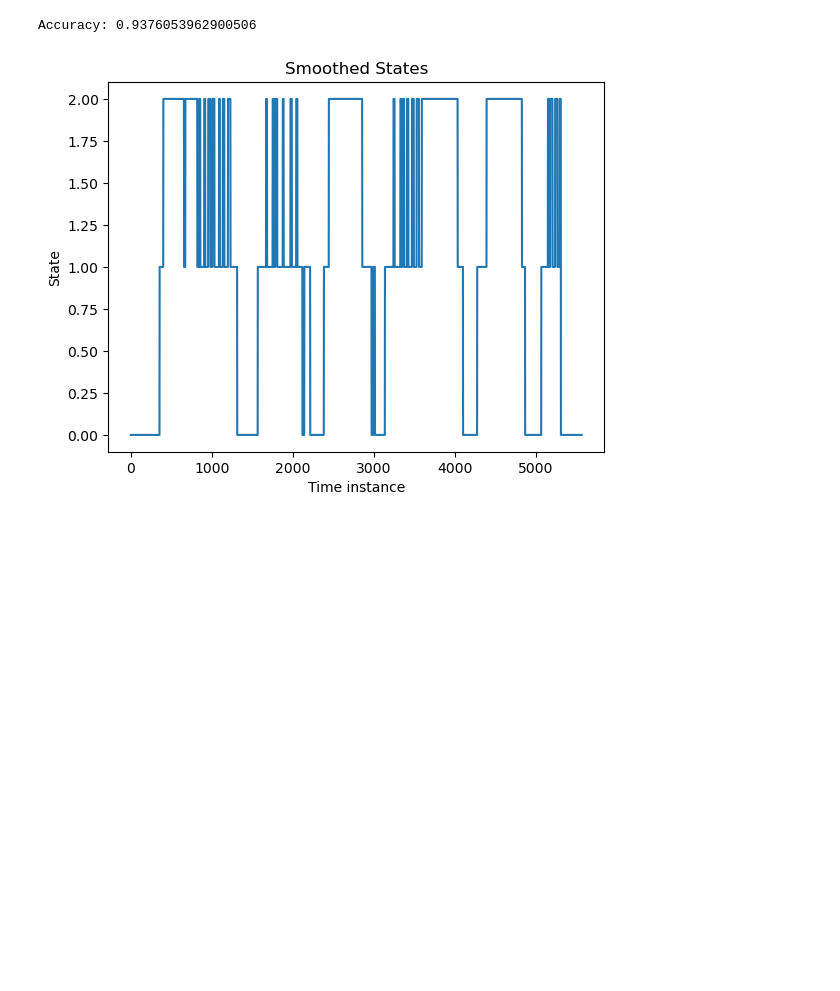
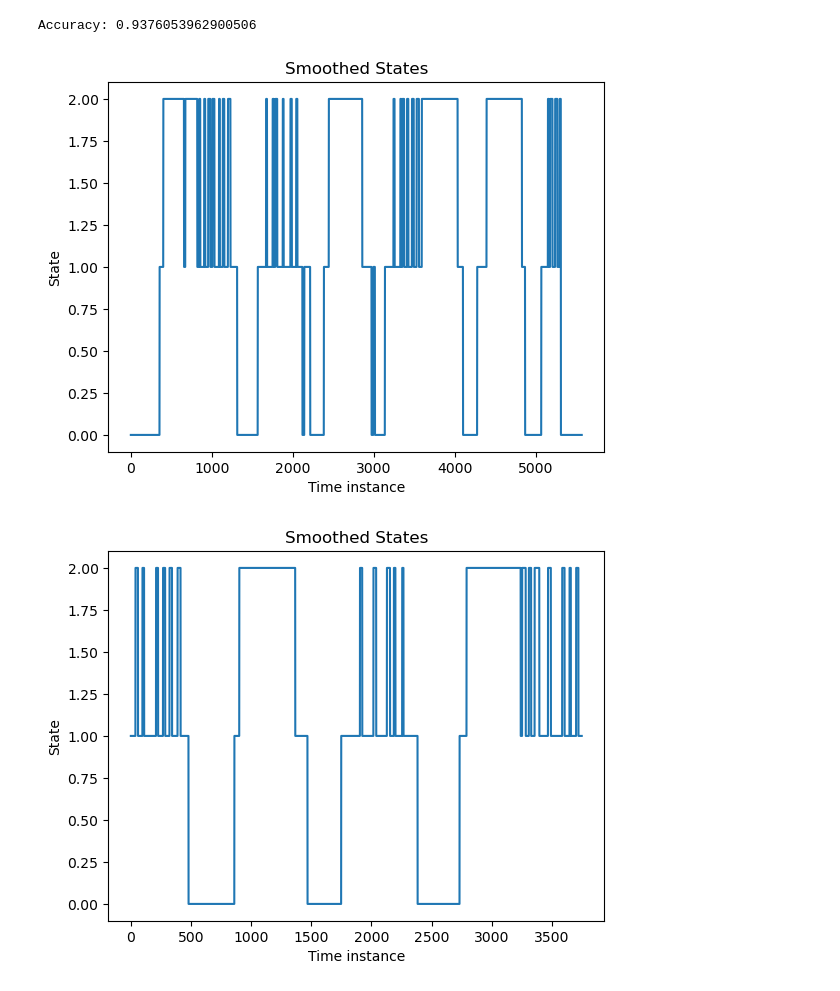
Before and after one commit to TheresaHoesl/PatternRecognition_MachineLearning, a Jupyter notebook: Final_project/EQ2341_activity_recognition.ipynb, the cells around one changed output. Saved outputs shown, nothing was run; the diff lists cells and outputs as text; code cells hidden in the pictures; blank space fills up the shorter version.

Commit message:
added new training data and more comments

```diff
--- a/Final_project/EQ2341_activity_recognition.ipynb
+++ b/Final_project/EQ2341_activity_recognition.ipynb
@@ -58,4 +58,8 @@ test_run_data3 = test_run3.readFile()
 
 test = DataHandler('Test')
 test_data = test.readFile()
+test2 = DataHandler('Test2')
+test_data2 = test2.readFile()
+test3 = DataHandler('Test3')
+test_data3 = test3.readFile()
 # %% [markdown]
@@ -144,8 +148,10 @@ print('Accuracy:', accuracy)
 # %% [output]
 Accuracy: 0.9376053962900506
 # %%
-# sequence: 5 sec of each state
+# sequences: 5 sec of each state
 states_test = h.viterbi(test_data).reshape(-1, 1)
+states_test2 = h.viterbi(test_data2).reshape(-1, 1)
+states_test3 = h.viterbi(test_data3).reshape(-1, 1)
 
 # apply majority filter to filter outliers
 def majority_filter(seq, window_size):
@@ -157,12 +163,27 @@ def majority_filter(seq, window_size):
     return filtered
 
 smoothed_states = majority_filter(states_test, window_size=20)
-
-# Plot smoothed states
-plt.plot(smoothed_states)
-plt.xlabel('Time instance')
-plt.ylabel('State')
-plt.title('Smoothed States')
-plt.show()
+smoothed_states2 = majority_filter(states_test2, window_size=20)
+smoothed_states3 = majority_filter(states_test3, window_size=20)
-# %% [output]
-[figure, removed]
+# %%
+# plotting
+plt.plot(smoothed_states)
+plt.xlabel('Time instance')
+plt.ylabel('State')
+plt.title('Smoothed States')
+plt.show()
+
+plt.plot(smoothed_states2)
+plt.xlabel('Time instance')
+plt.ylabel('State')
+plt.title('Smoothed States')
+plt.show()
+
+plt.plot(smoothed_states3)
+plt.xlabel('Time instance')
+plt.ylabel('State')
+plt.title('Smoothed States')
+plt.show()
+# %% [output]
+[figure, added]
+[figure, added]
```
Also changed, not shown: parts of 5 cells of this notebook, 2 other files.
